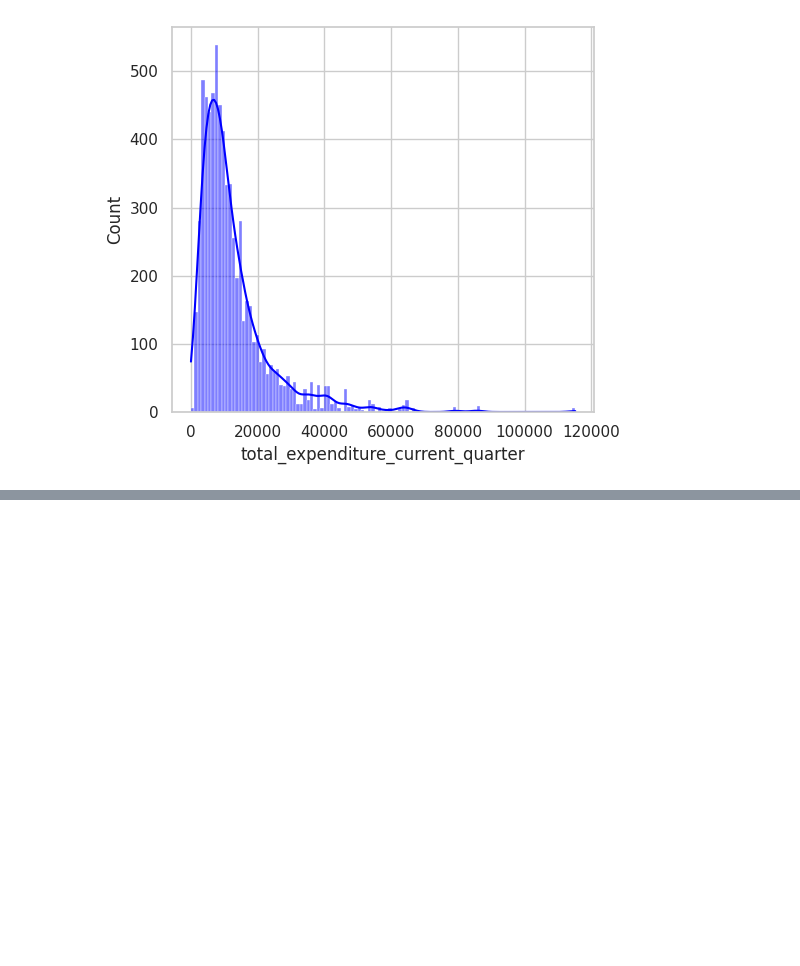
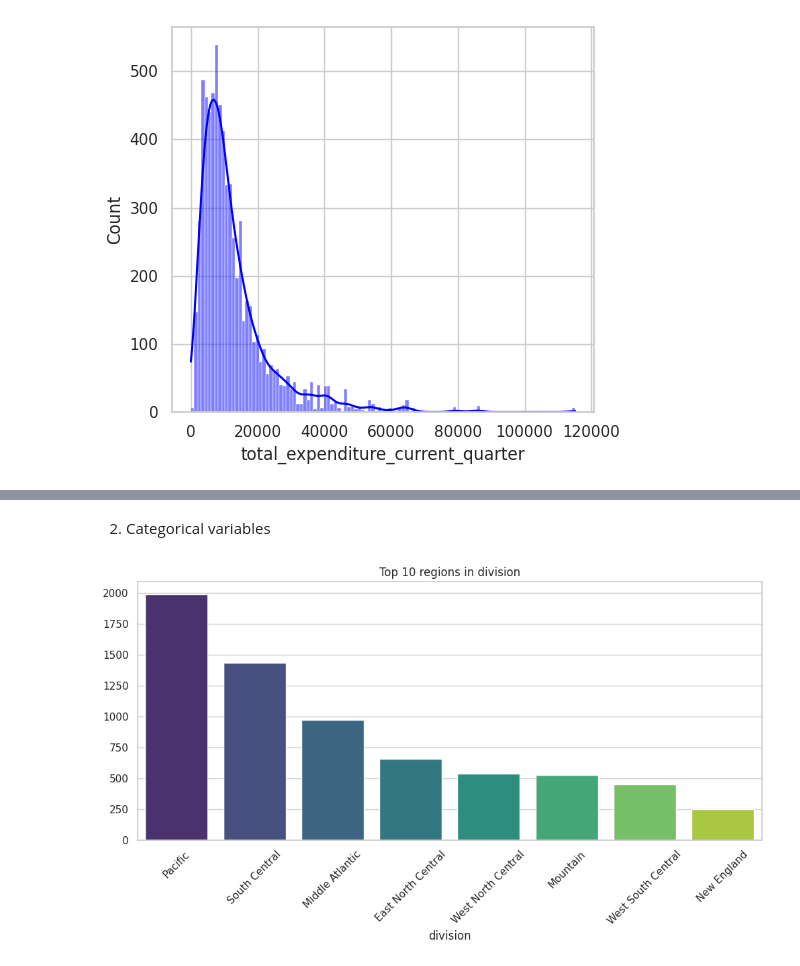
Before and after one commit to Alain-16/Digital_Product_Insights, a Jupyter notebook: DigitalProductEDA.ipynb, the cells around one changed output, grey strips where cells are left out. Drawn from its saved outputs; the diff is of its cells as text; code cells hidden in the pictures; blank space fills up the shorter version.

Commit message:
EDA categorical

```diff
--- a/DigitalProductEDA.ipynb
+++ b/DigitalProductEDA.ipynb
@@ -112,0 +128,23 @@ plt.show()
+# %% [markdown]
+2. Categorical variables
+# %%
+cat_col = 'division'
+
+counts = df[cat_col].value_counts()
+points = df[cat_col].value_counts(normalize=True)
+cum_sum = points.cumsum()
+
+plt.figure(figsize=(12,5))
+sns.barplot(x=counts.index[:10],y=counts.values[:10],palette='viridis')
+plt.title(f'Top 10 regions in {cat_col}')
+plt.xticks(rotation=45)
+
+
+vital_few = cum_sum[cum_sum <= 0.85]
+print(f"The following categories represents {len(vital_few)}/{len(counts)} of the total data volume:")
+print(vital_few)
+print(counts)
+
+plt.show()
+# %% [output]
+[figure, added]
```
Also changed, not shown: parts of 1 cell of this notebook.
